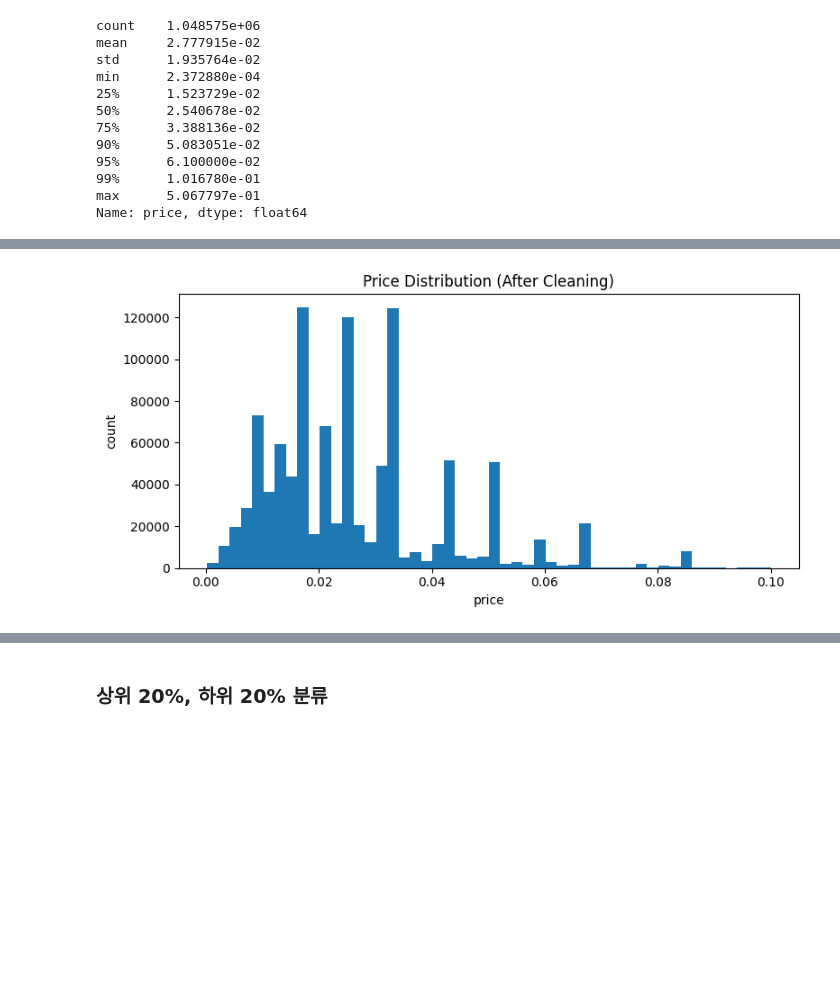
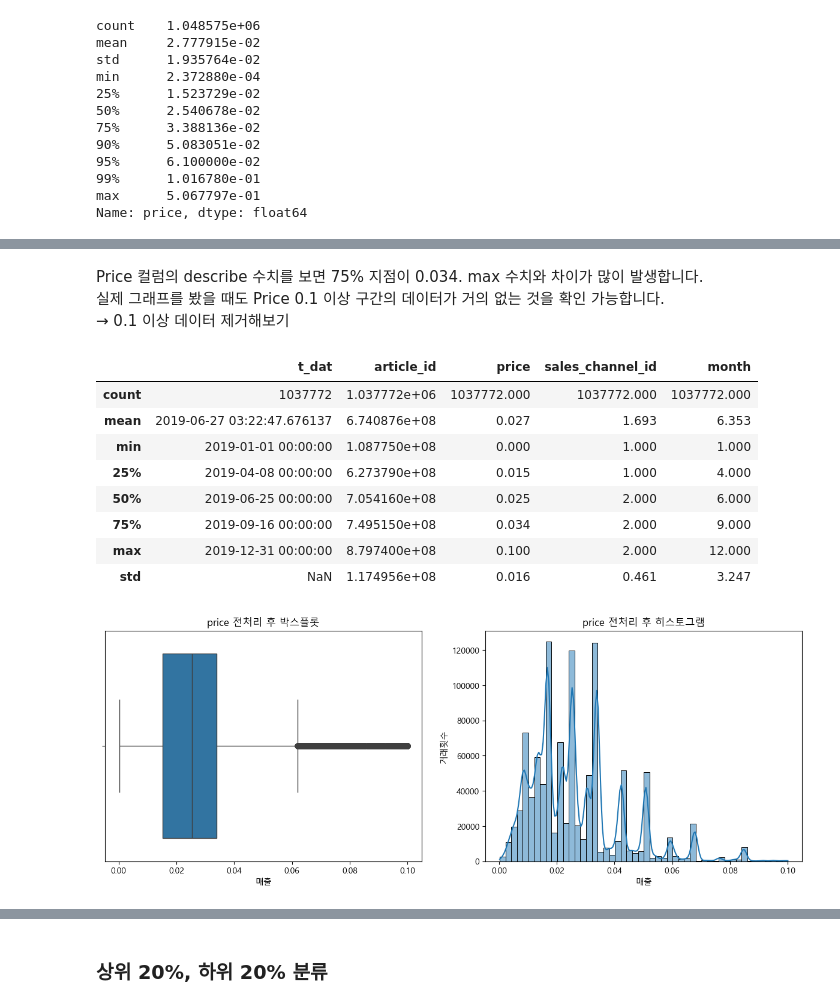
Before and after one commit to leegolem/data-commando-project, a Jupyter notebook: main/1. total_prepare_transactions.ipynb, the cells around one changed output, grey strips where cells are left out. Saved outputs shown, nothing was run; the diff lists cells and outputs as text; code cells hidden in the pictures; blank space fills up the shorter version.

```diff
--- a/main/1. total_prepare_transactions.ipynb
+++ b/main/1. total_prepare_transactions.ipynb
@@ -8,3 +8,9 @@ import seaborn as sns
 
 transactions = pd.read_csv("h&m_dataset/transactions_hm.csv")
 transactions.head()
+
+# 한글 폰트 설정 (맑은 고딕)
+plt.rcParams['font.family'] = 'Malgun Gothic'
+
+# 마이너스 기호 깨짐 방지
+plt.rcParams['axes.unicode_minus'] = False
@@ -208,0 +216,9 @@ after_upper = len(trans_clean)
+# %%
+# 원본 보존
+trans_clean = trans.copy()
+
+# price가 0 이하인 행은 제거
+trans_clean = trans_clean[trans_clean['price'] > 0]
+
+# 확인
+print((trans_clean['price'] == 0).sum())
@@ -209,10 +240,39 @@ after_upper = len(trans_clean)
+# %% [markdown]
+Price 컬럼의 describe 수치를 보면 75% 지점이 0.034. max 수치와 차이가 많이 발생합니다.<br>
+실제 그래프를 봤을 때도 Price 0.1 이상 구간의 데이터가 거의 없는 것을 확인 가능합니다.<br>
+→ 0.1 이상 데이터 제거해보기
+# %%
+# 0.1 이상 데이터 제거
+trans_clean = trans_clean[trans_clean['price'] < 0.1]
+
+# 분포 재확인
+trans_clean.describe().round(3)
+# %% [output]
+|  | t_dat | article_id | price | sales_channel_id | month |
+| count | 1037772 | 1.037772e+06 | 1037772.000 | 1037772.000 | 1037772.000 |
+| mean | 2019-06-27 03:22:47.676137 | 6.740876e+08 | 0.027 | 1.693 | 6.353 |
+| min | 2019-01-01 00:00:00 | 1.087750e+08 | 0.000 | 1.000 | 1.000 |
+| 25% | 2019-04-08 00:00:00 | 6.273790e+08 | 0.015 | 1.000 | 4.000 |
+| 50% | 2019-06-25 00:00:00 | 7.054160e+08 | 0.025 | 2.000 | 6.000 |
+| 75% | 2019-09-16 00:00:00 | 7.495150e+08 | 0.034 | 2.000 | 9.000 |
+| max | 2019-12-31 00:00:00 | 8.797400e+08 | 0.100 | 2.000 | 12.000 |
+| std | NaN | 1.174956e+08 | 0.016 | 0.461 | 3.247 |
 # %%
-plt.figure(figsize=(8, 4))
-plt.hist(trans_clean["price"], bins=50)
-plt.title("Price Distribution (After Cleaning)")
-plt.xlabel("price")
-plt.ylabel("count")
-plt.tight_layout()
+# 한 화면에 두 그래프 그리기
+fig, ax = plt.subplots(1, 2, figsize=(15, 5))
+
+# 왼쪽: 박스플롯 (이상치가 어디에 많이 있는지 확인)
+sns.boxplot(x=trans_clean['price'], ax=ax[0])
+ax[0].set_title('price 전처리 후 박스플롯')
+ax[0].set_xlabel('매출')
+
+
+# 오른쪽: 히스토그램 (값이 어떤 구간에 몰려 있는지 확인)
+sns.histplot(trans_clean['price'], bins=50, kde=True, ax=ax[1])
+ax[1].set_title('price 전처리 후 히스토그램')
+ax[1].set_xlabel('매출')
+ax[1].set_ylabel('거래횟수')
+
 plt.show()
 # %% [output]
-[figure, old version]
+[figure, new version]
```
Also changed, not shown: parts of 10 cells of this notebook.
